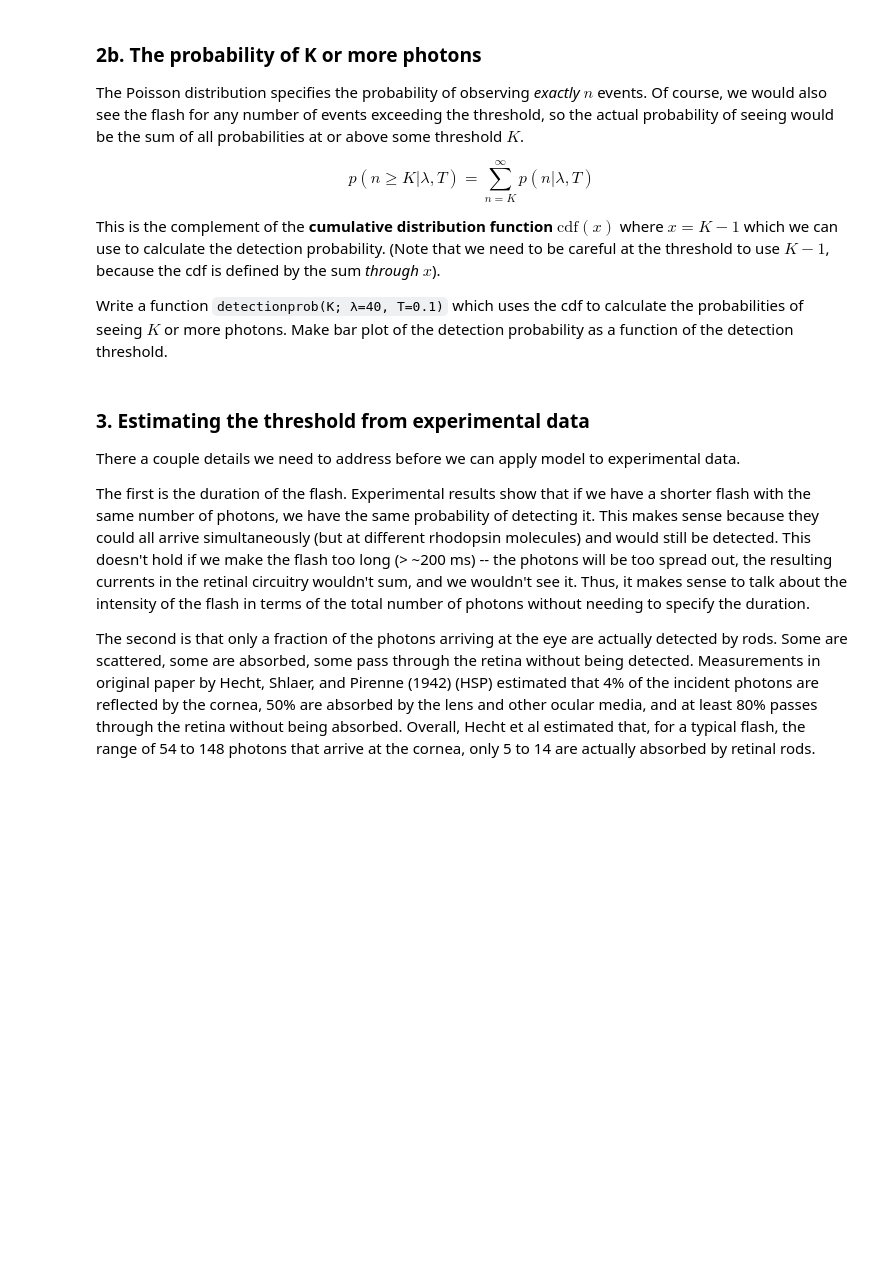
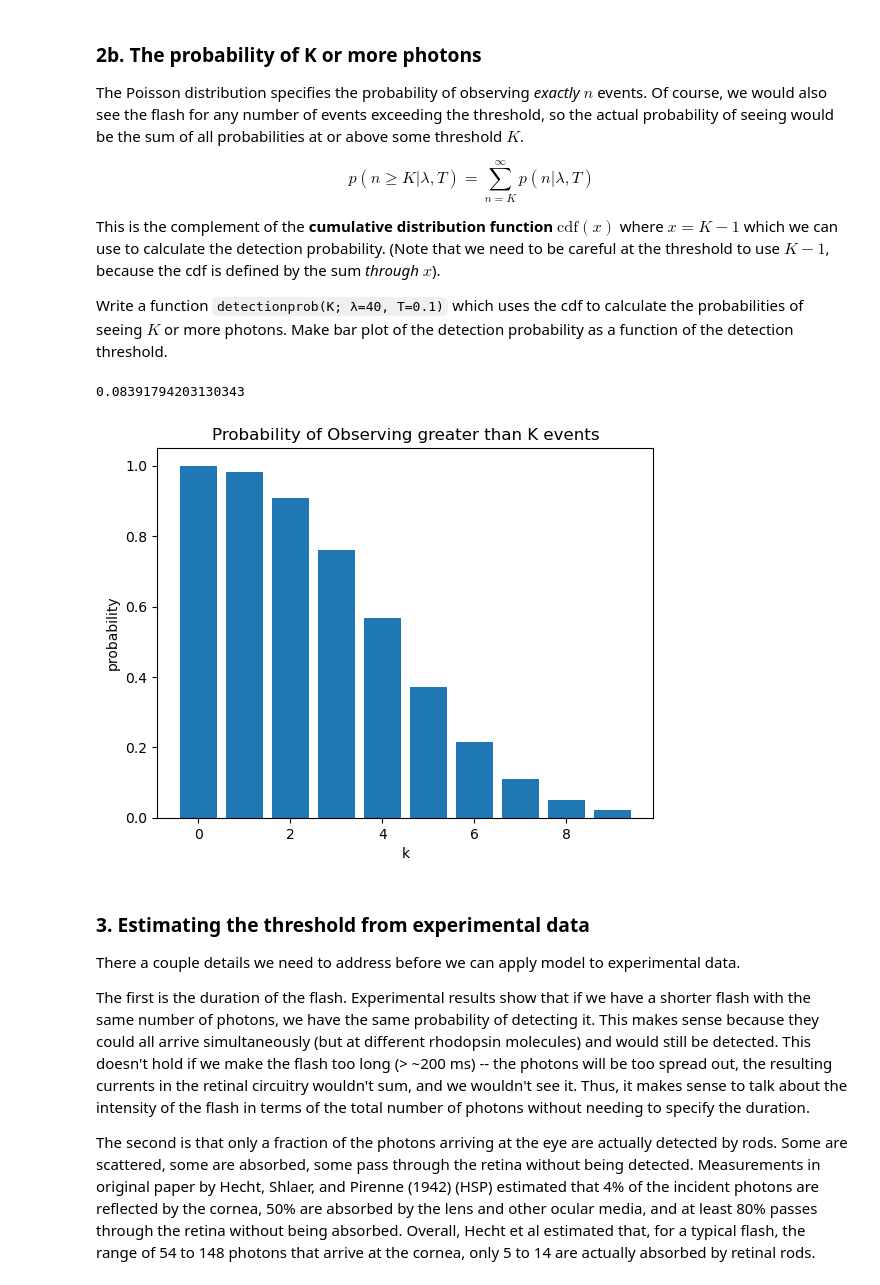
Before and after one commit to sakinkirti/CSDS364, a Jupyter notebook: A2b/A2b_sak207.ipynb, the cells around one changed output. Drawn from its saved outputs; the diff is of its cells as text; code cells hidden in the pictures; blank space fills up the shorter version.

```diff
--- a/A2b/A2b_sak207.ipynb
+++ b/A2b/A2b_sak207.ipynb
@@ -96,6 +154,24 @@ $$
 This is the complement of the **cumulative distribution function** $\textrm{cdf}(x)$ where $x=K-1$ which we can use to calculate the detection probability.  (Note that we need to be careful at the threshold to use $K-1$, because the cdf is defined by the sum *through* $x$).
 
 Write a function `detectionprob(K; λ=40, T=0.1)` which uses the cdf to calculate the probabilities of seeing $K$ or more photons.  Make bar plot of the detection probability as a function of the detection threshold.
+# %%
+def detectionprob(K:float, lam:int=40, T:float=0.1):
+    return 1 - stats.poisson.cdf(K-1, lam*T)
+# %%
+detectionprob(6, 30, 0.1)
+# %% [output]
+0.08391794203130343
+# %%
+K = [0, 1, 2, 3, 4, 5, 6, 7, 8, 9]
+B = np.array([detectionprob(k, 40, 0.1) for k in K])
+
+plt.bar(K, B)
+plt.xlabel("k")
+plt.ylabel("probability")
+plt.title("Probability of Observing greater than K events")
+plt.show()
+# %% [output]
+[figure, added]
 # %% [markdown]
 ### 3. Estimating the threshold from experimental data
 
```
Also changed, not shown: parts of 24 cells of this notebook, 1 other file.
